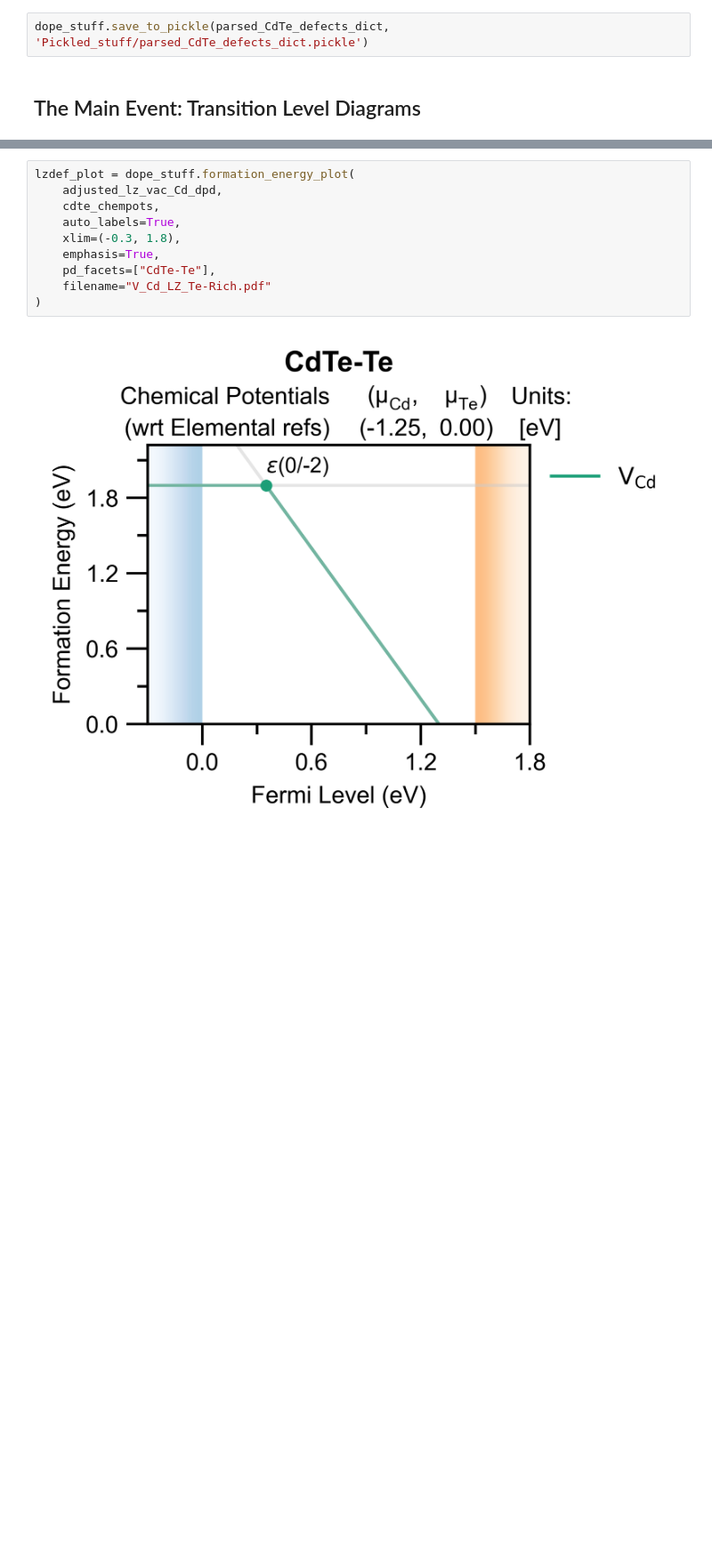
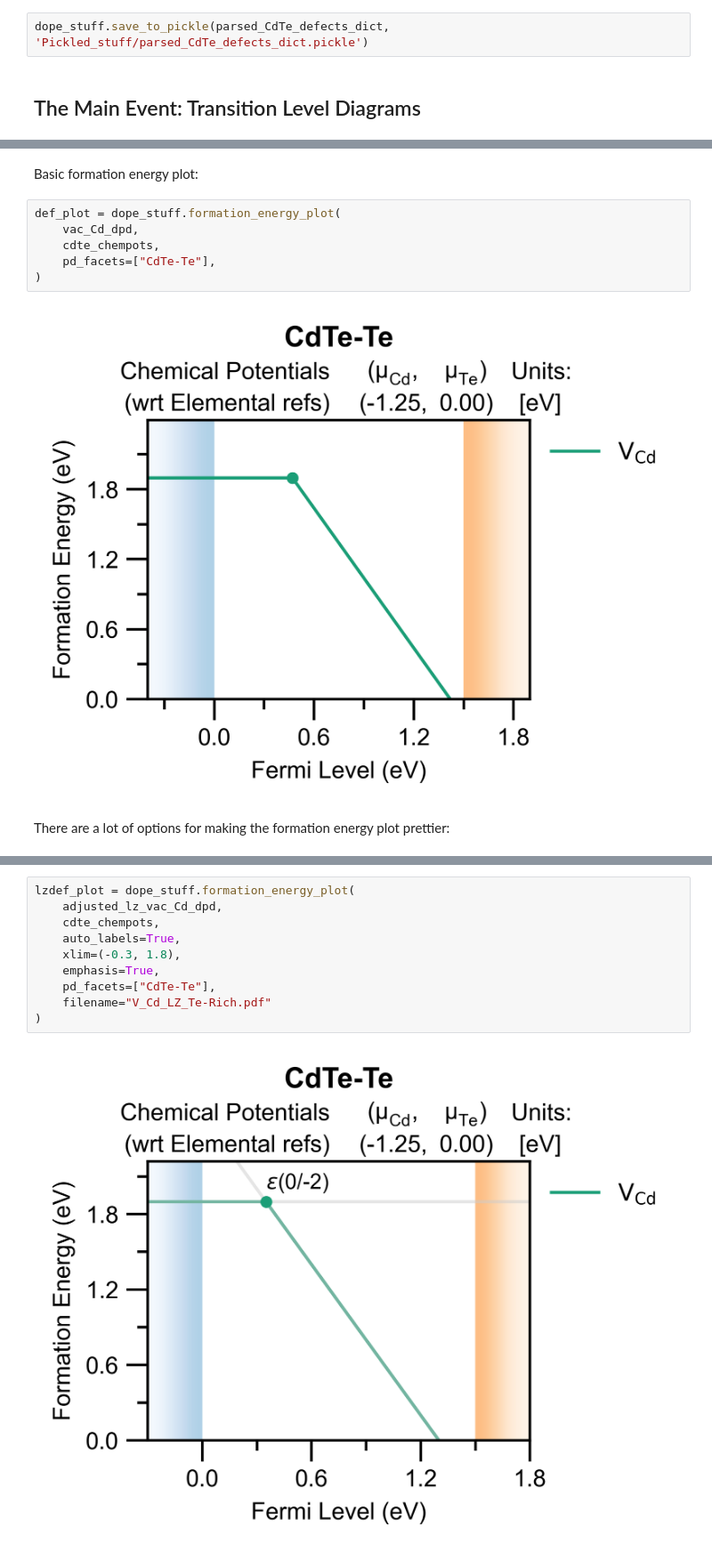
Before and after one commit to teruya7/doped, a Jupyter notebook: doped_Parsing_Example.ipynb, the cells around one changed output, grey strips where cells are left out. Shown at 89% size. Drawn from its saved outputs; the diff is of its cells as text; blank space fills up the shorter version.

```diff
--- a/doped_Parsing_Example.ipynb
+++ b/doped_Parsing_Example.ipynb
@@ -246,0 +240,12 @@ Add manual chempots example
+# %% [markdown]
+Basic formation energy plot:
+# %%
+def_plot = dope_stuff.formation_energy_plot(
+    vac_Cd_dpd,
+    cdte_chempots,
+    pd_facets=["CdTe-Te"],
+)
+# %% [output]
+[figure, added]
+# %% [markdown]
+There are a lot of options for making the formation energy plot prettier:
```
Also changed, not shown: parts of 27 cells of this notebook.
